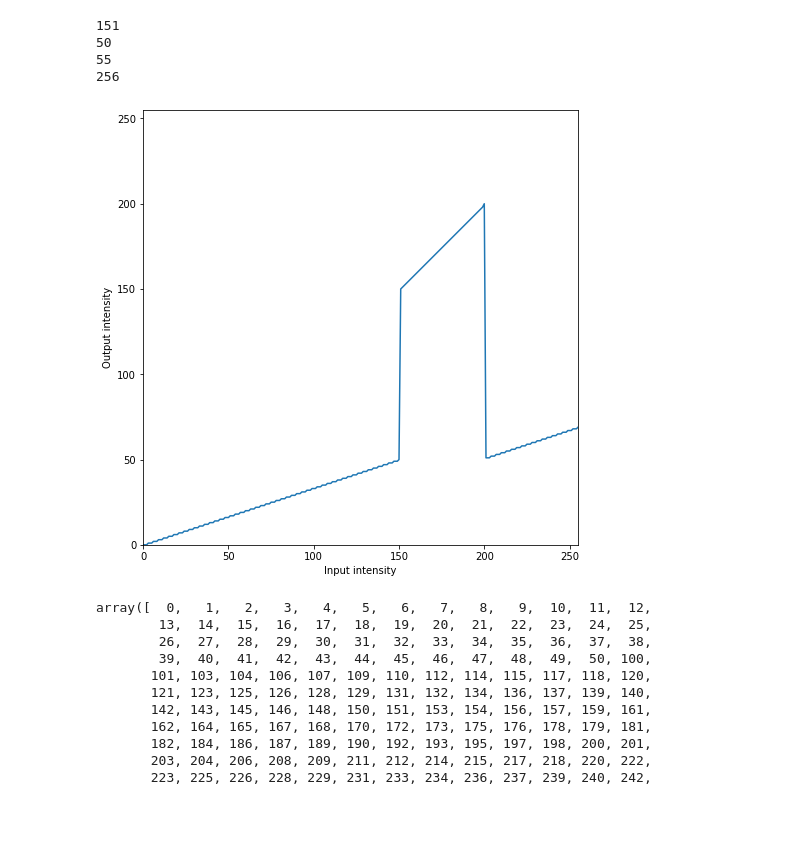
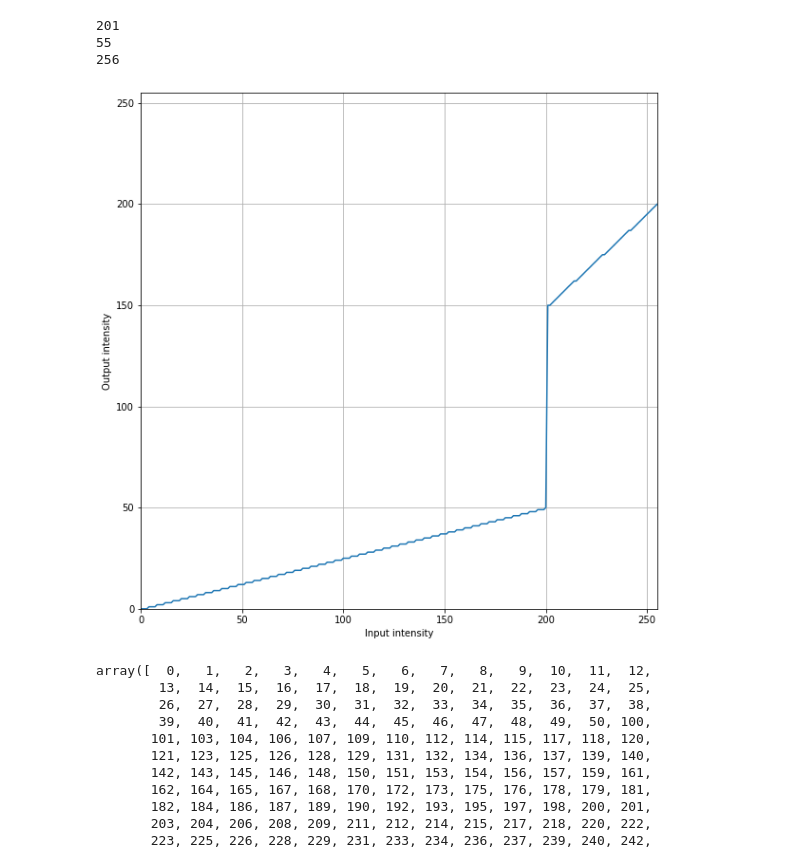
Before and after one commit to HirunaVishwamith/Image-processing-assignmnet-1, a Jupyter notebook: assignmnet.ipynb, the cells around one changed output. Cells and saved outputs as stored; diff of their text form; code cells hidden in the pictures; blank space fills up the shorter version.

```diff
--- a/assignmnet.ipynb
+++ b/assignmnet.ipynb
@@ -53,46 +54,56 @@ cv.imwrite('transformed_emma.jpg', image_transformed)
 # import numpy as np
 # import matplotlib.pyplot as plt
 
-t1 = np.linspace(0, 50, 150-0+1).astype('uint8')
+# t1 = np.linspace(0, 50, 150-0+1).astype('uint8')
+# print(len(t1))
+
+# t2 = np.linspace(150, 200, 200-150).astype('uint8')
+# print(len(t2))
+
+# t3 = np.linspace(51, 69, 255 - 200).astype('uint8')
+# print(len(t3))
+
+
+t1 = np.linspace(0, 50, 200-0+1).astype('uint8')
 print(len(t1))
 
-t2 = np.linspace(150, 200, 200-150).astype('uint8')
+t2 = np.linspace(150, 200, 255-200).astype('uint8')
 print(len(t2))
 
-t3 = np.linspace(51, 69, 255 - 200).astype('uint8')
-print(len(t3))
+# t3 = np.linspace(51, 69, 255 - 200).astype('uint8')
+# print(len(t3))
 
 transform = np.concatenate((t1, t2), axis=0).astype('uint8')
-transform = np.concatenate((transform, t3), axis=0).astype('uint8')
+# transform = np.concatenate((transform, t3), axis=0).astype('uint8')
 
 print(len(transform))
 
-fig, ax = plt.subplots(figsize=(8, 8))
+fig, ax = plt.subplots(figsize=(10, 10))
 ax.plot(transform)
 ax.set_xlabel('Input intensity')
 ax.set_ylabel('Output intensity')
 ax.set_xlim(0, 255)
 ax.set_ylim(0, 255)
 ax.set_aspect('equal')
-plt.savefig('gray_incr.png')
+plt.grid()
+plt.savefig('./Outputs/white_incr.png')
 plt.show()
 
 # img_orig = cv.imread('./BrainProtonDensitySlice9.png', cv.IMREAD_GRAYSCALE)
 # cv.namedWindow("Image", cv.WINDOW_AUTOSIZE)
 # cv.imshow("Image", img_orig)
 # # cv.waitKey(0)
 
 # image_transformed = cv.LUT(img_orig, transform)
 # cv.imshow("Garish_Image", image_transformed)
 # cv.waitKey(0)
 # cv.destroyAllWindows()
-cv.imwrite('Grayish_Image.jpg', image_transformed)
+# cv.imwrite('Grayish_Image.jpg', image_transformed)
 # %% [output]
-151
-50
+201
 55
 256
-[figure, old version]
+[figure, new version]
 # %%
 transform
 # %% [output]
```
Also changed, not shown: parts of 11 cells of this notebook, 33 other files.
